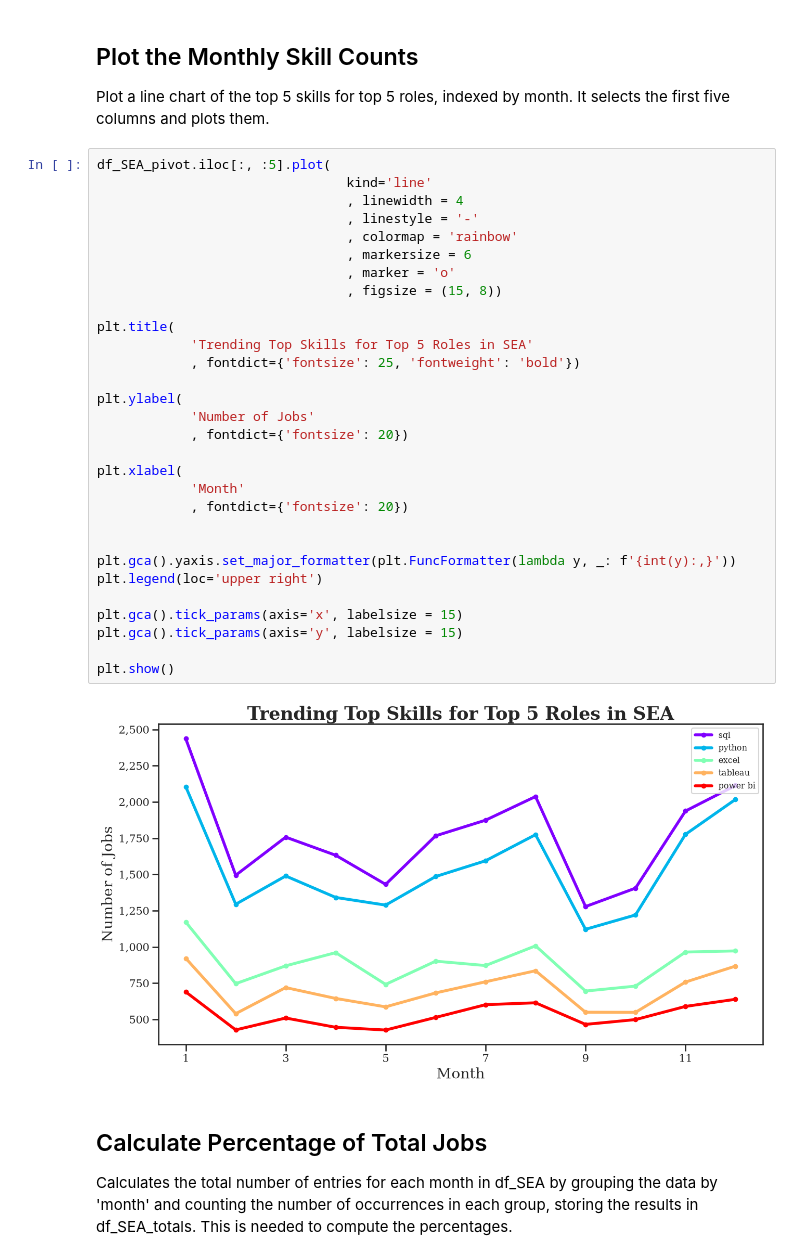
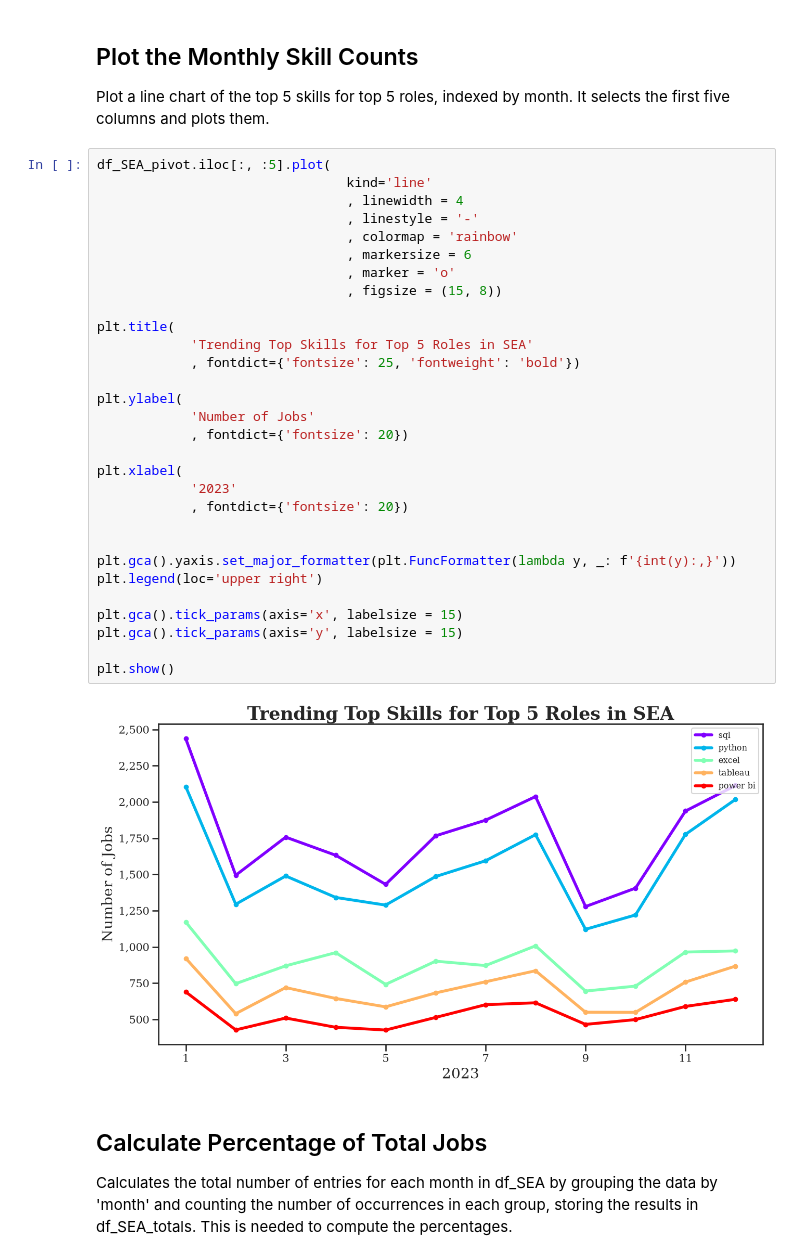
Before and after one commit to JohnnyQuant/Python_Data_Project, a Jupyter notebook: Project/3_Skill_Trend.ipynb, the cells around one changed output. Saved outputs shown, nothing was run; the diff lists cells and outputs as text.

```diff
--- a/Project/3_Skill_Trend.ipynb
+++ b/Project/3_Skill_Trend.ipynb
@@ -132,35 +132,35 @@ Plot a line chart of the top 5 skills for top 5 roles, indexed by month. It sele
 # %%
 df_SEA_pivot.iloc[:, :5].plot(
                                 kind='line'
                                 , linewidth = 4
                                 , linestyle = '-'
                                 , colormap = 'rainbow'
                                 , markersize = 6
                                 , marker = 'o'
                                 , figsize = (15, 8))
 
 plt.title(
             'Trending Top Skills for Top 5 Roles in SEA'
             , fontdict={'fontsize': 25, 'fontweight': 'bold'})
 
 plt.ylabel(
             'Number of Jobs'
             , fontdict={'fontsize': 20})
 
 plt.xlabel(
-            'Month'
+            '2023'
             , fontdict={'fontsize': 20})
 
 
 plt.gca().yaxis.set_major_formatter(plt.FuncFormatter(lambda y, _: f'{int(y):,}'))
 plt.legend(loc='upper right')
 
 plt.gca().tick_params(axis='x', labelsize = 15)
 plt.gca().tick_params(axis='y', labelsize = 15)
 
 plt.show()
 # %% [output]
-[figure, old version]
+[figure, new version]
 # %% [markdown]
 ## Calculate Percentage of Total Jobs
 
```
Also changed, not shown: 1 other file.
